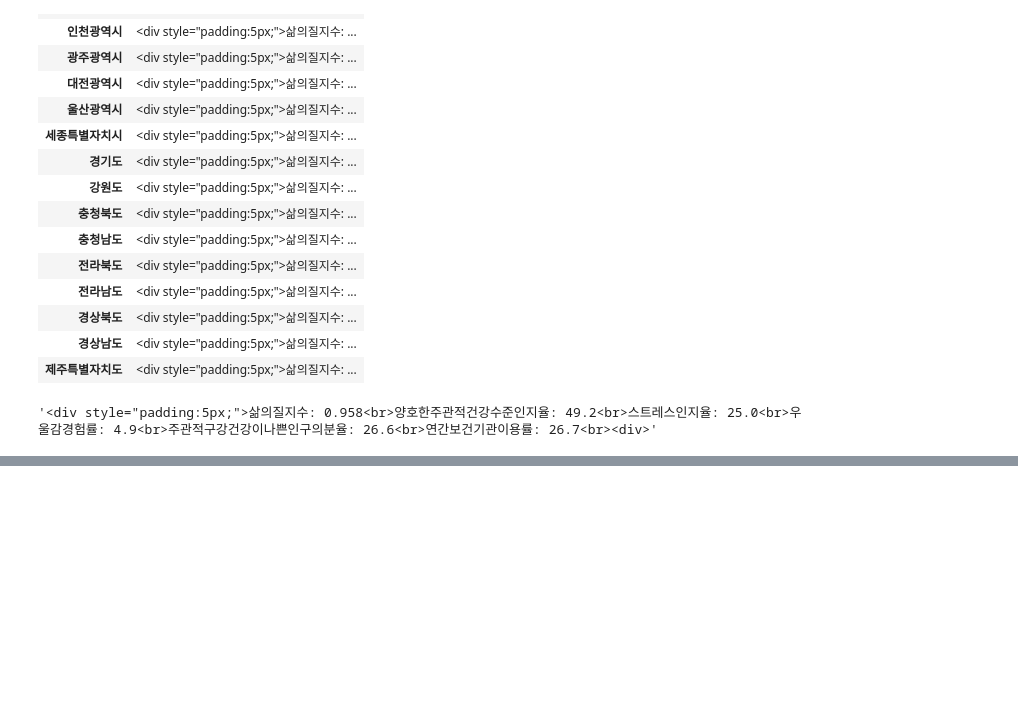
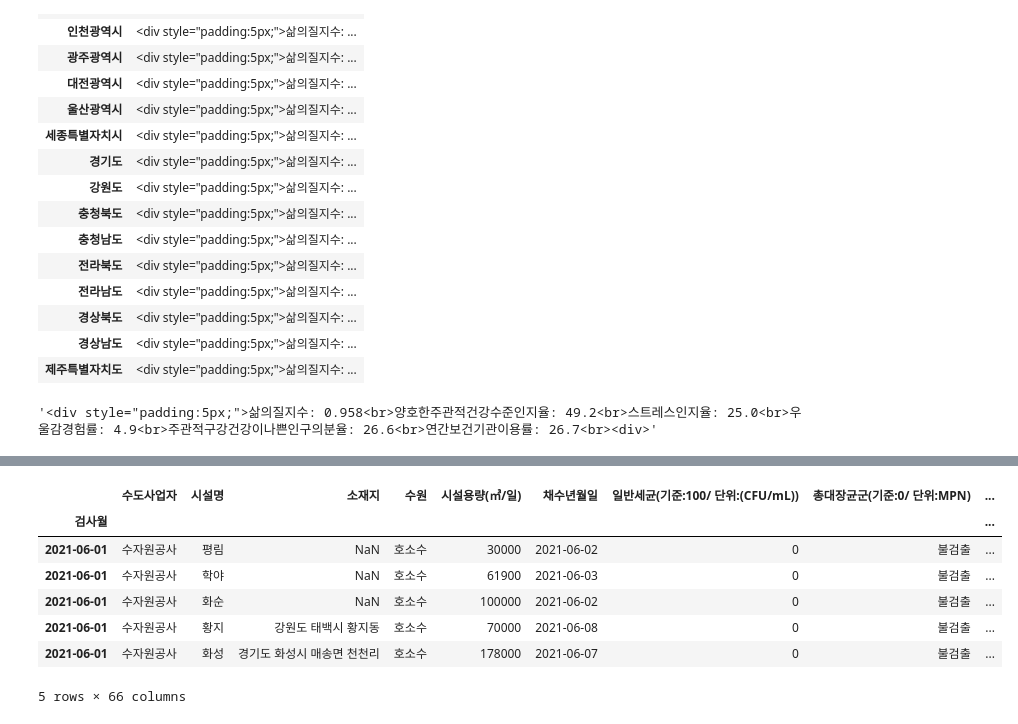
Before and after one commit to BreadFeet/K-water_project, a Jupyter notebook: myanalysis/03_Data_Analysis.ipynb, the cells around one changed output, grey strips where cells are left out. Drawn from its saved outputs; the diff is of its cells as text; code cells hidden in the pictures; blank space fills up the shorter version.

```diff
--- a/myanalysis/03_Data_Analysis.ipynb
+++ b/myanalysis/03_Data_Analysis.ipynb
@@ -4,7 +4,7 @@ import numpy as np
 import matplotlib.pyplot as plt
 # %%
 water = pd.read_excel('../data/preprocessed/water.xlsx', index_col=0)
-w_19 = pd.read_excel('../data/prep')
+w_21 = pd.read_excel('../data/rawdata/water/water_2021_06.xlsx')
 hth = pd.read_excel('../data/preprocessed/health.xlsx', index_col=0)
 wh = pd.read_excel('../data/preprocessed/water_health.xlsx', index_col=0)
 # %% [markdown]
@@ -441,0 +445,6 @@ info.loc['세종특별자치시', '인포윈도우']
+# %%
+# 검사월으로 쉽게 indexing할 수 있도록 Time Series로 변환
+# w_21['검사월'] = pd.to_datetime(w_121['검사월'])
+w_21['검사월'] = w_21['검사월'].astype(str).astype('datetime64')   # 위 아래는 결과가 같음. str -> datetime64
+w_21.set_index('검사월', inplace=True)
+w_21.index                 # DatetimeIndex, freq가 잘못되었지만 다시 설정할 수가 없다...그런데 딱히 문제는 안됨
@@ -441,0 +460,14 @@ info.loc['세종특별자치시', '인포윈도우']
+# %%
+# 수도사업자명 강원도 강릉시, 삼척시 등을 모두 강원도로 만들어서 groupby 할 수 있도록 함
+split = w_21['수도사업자'].str.split()
+w_21['수도사업자'] = split.str.get(0)
+w_21.tail()
+# %% [output]
+|  | 수도사업자 | 시설명 | 소재지 | 수원 | 시설용량(㎥/일) | 채수년월일 | 일반세균(기준:100/ 단위:(CFU/mL)) | 총대장균군(기준:0/ 단위:MPN) | ... |
+| 검사월 |  |  |  |  |  |  |  |  | ... |
+| 2021-06-01 | 수자원공사 | 평림 | NaN | 호소수 | 30000 | 2021-06-02 | 0 | 불검출 | ... |
+| 2021-06-01 | 수자원공사 | 학야 | NaN | 호소수 | 61900 | 2021-06-03 | 0 | 불검출 | ... |
+| 2021-06-01 | 수자원공사 | 화순 | NaN | 호소수 | 100000 | 2021-06-02 | 0 | 불검출 | ... |
+| 2021-06-01 | 수자원공사 | 황지 | 강원도 태백시 황지동 | 호소수 | 70000 | 2021-06-08 | 0 | 불검출 | ... |
+| 2021-06-01 | 수자원공사 | 화성 | 경기도 화성시 매송면 천천리 | 호소수 | 178000 | 2021-06-07 | 0 | 불검출 | ... |
+5 rows × 66 columns
```
Also changed, not shown: parts of 11 cells of this notebook, 18 other files.
